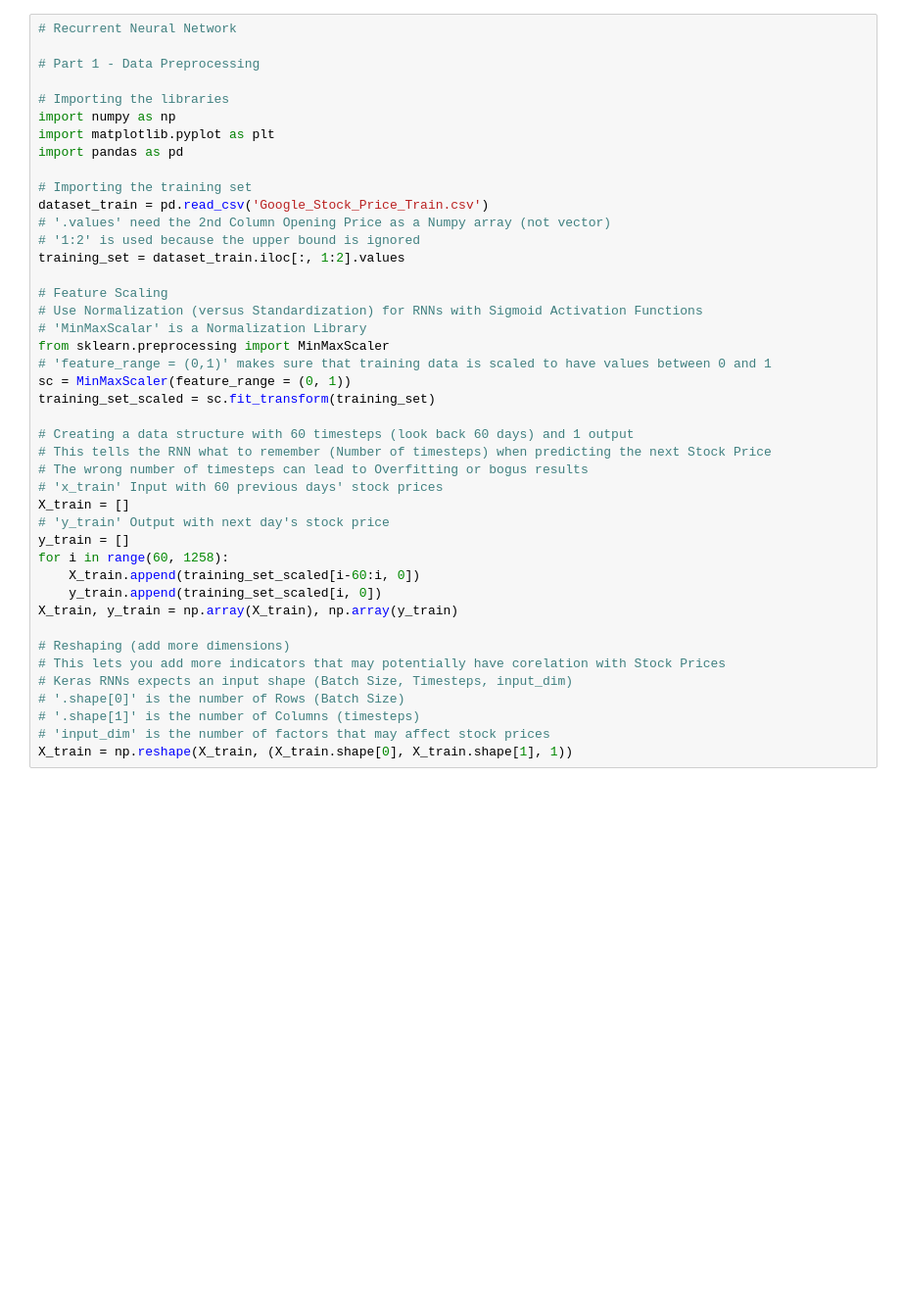
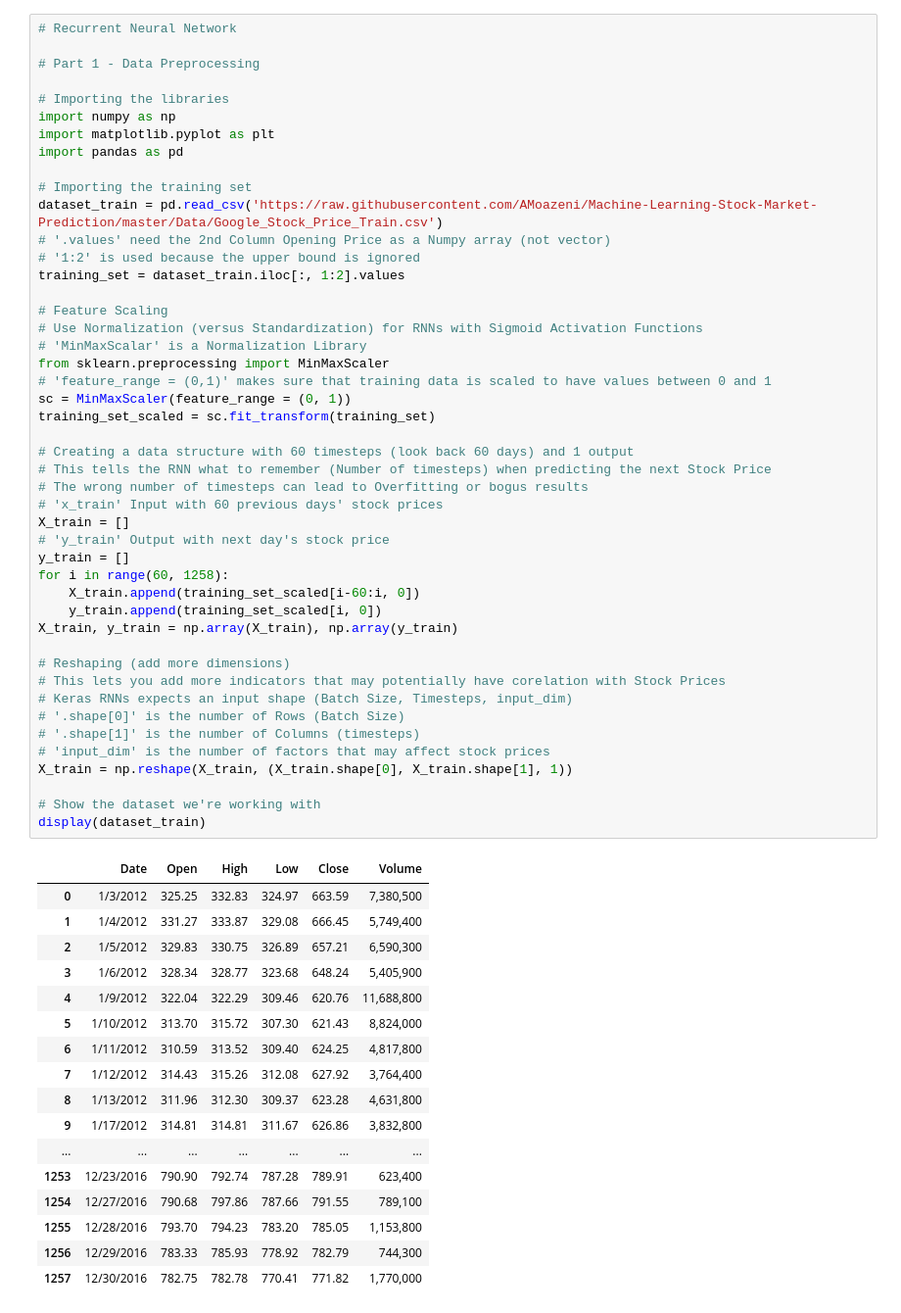
Before and after one commit to AMoazeni/Machine-Learning-Stock-Market-Prediction, a Jupyter notebook: Jupyter Notebook/ML - Stock Market Prediction.ipynb, the cells around one changed output. Shown: that part at 98% size. Drawn from its saved outputs; the diff is of its cells as text; blank space fills up the shorter version.

```diff
--- a/Jupyter Notebook/ML - Stock Market Prediction.ipynb
+++ b/Jupyter Notebook/ML - Stock Market Prediction.ipynb
@@ -267,35 +271,56 @@ import matplotlib.pyplot as plt
 import pandas as pd
 
 # Importing the training set
-dataset_train = pd.read_csv('Google_Stock_Price_Train.csv')
+dataset_train = pd.read_csv('https://raw.githubusercontent.com/AMoazeni/Machine-Learning-Stock-Market-Prediction/master/Data/Google_Stock_Price_Train.csv')
 # '.values' need the 2nd Column Opening Price as a Numpy array (not vector)
 # '1:2' is used because the upper bound is ignored
 training_set = dataset_train.iloc[:, 1:2].values
 
 # Feature Scaling
 # Use Normalization (versus Standardization) for RNNs with Sigmoid Activation Functions
 # 'MinMaxScalar' is a Normalization Library
 from sklearn.preprocessing import MinMaxScaler
 # 'feature_range = (0,1)' makes sure that training data is scaled to have values between 0 and 1
 sc = MinMaxScaler(feature_range = (0, 1))
 training_set_scaled = sc.fit_transform(training_set)
 
 # Creating a data structure with 60 timesteps (look back 60 days) and 1 output
 # This tells the RNN what to remember (Number of timesteps) when predicting the next Stock Price
 # The wrong number of timesteps can lead to Overfitting or bogus results
 # 'x_train' Input with 60 previous days' stock prices
 X_train = []
 # 'y_train' Output with next day's stock price
 y_train = []
 for i in range(60, 1258):
     X_train.append(training_set_scaled[i-60:i, 0])
     y_train.append(training_set_scaled[i, 0])
 X_train, y_train = np.array(X_train), np.array(y_train)
 
 # Reshaping (add more dimensions)
 # This lets you add more indicators that may potentially have corelation with Stock Prices
 # Keras RNNs expects an input shape (Batch Size, Timesteps, input_dim)
 # '.shape[0]' is the number of Rows (Batch Size)
 # '.shape[1]' is the number of Columns (timesteps)
 # 'input_dim' is the number of factors that may affect stock prices
 X_train = np.reshape(X_train, (X_train.shape[0], X_train.shape[1], 1))
+
+# Show the dataset we're working with
+display(dataset_train)
+# %% [output]
+|  | Date | Open | High | Low | Close | Volume |
+| 0 | 1/3/2012 | 325.25 | 332.83 | 324.97 | 663.59 | 7,380,500 |
+| 1 | 1/4/2012 | 331.27 | 333.87 | 329.08 | 666.45 | 5,749,400 |
+| 2 | 1/5/2012 | 329.83 | 330.75 | 326.89 | 657.21 | 6,590,300 |
+| 3 | 1/6/2012 | 328.34 | 328.77 | 323.68 | 648.24 | 5,405,900 |
+| 4 | 1/9/2012 | 322.04 | 322.29 | 309.46 | 620.76 | 11,688,800 |
+| 5 | 1/10/2012 | 313.70 | 315.72 | 307.30 | 621.43 | 8,824,000 |
+| 6 | 1/11/2012 | 310.59 | 313.52 | 309.40 | 624.25 | 4,817,800 |
+| 7 | 1/12/2012 | 314.43 | 315.26 | 312.08 | 627.92 | 3,764,400 |
+| 8 | 1/13/2012 | 311.96 | 312.30 | 309.37 | 623.28 | 4,631,800 |
+| 9 | 1/17/2012 | 314.81 | 314.81 | 311.67 | 626.86 | 3,832,800 |
+| ... | ... | ... | ... | ... | ... | ... |
+| 1253 | 12/23/2016 | 790.90 | 792.74 | 787.28 | 789.91 | 623,400 |
+| 1254 | 12/27/2016 | 790.68 | 797.86 | 787.66 | 791.55 | 789,100 |
+| 1255 | 12/28/2016 | 793.70 | 794.23 | 783.20 | 785.05 | 1,153,800 |
+| 1256 | 12/29/2016 | 783.33 | 785.93 | 778.92 | 782.79 | 744,300 |
+| 1257 | 12/30/2016 | 782.75 | 782.78 | 770.41 | 771.82 | 1,770,000 |
```
Also changed, not shown: parts of 4 cells of this notebook, 4 other files.
